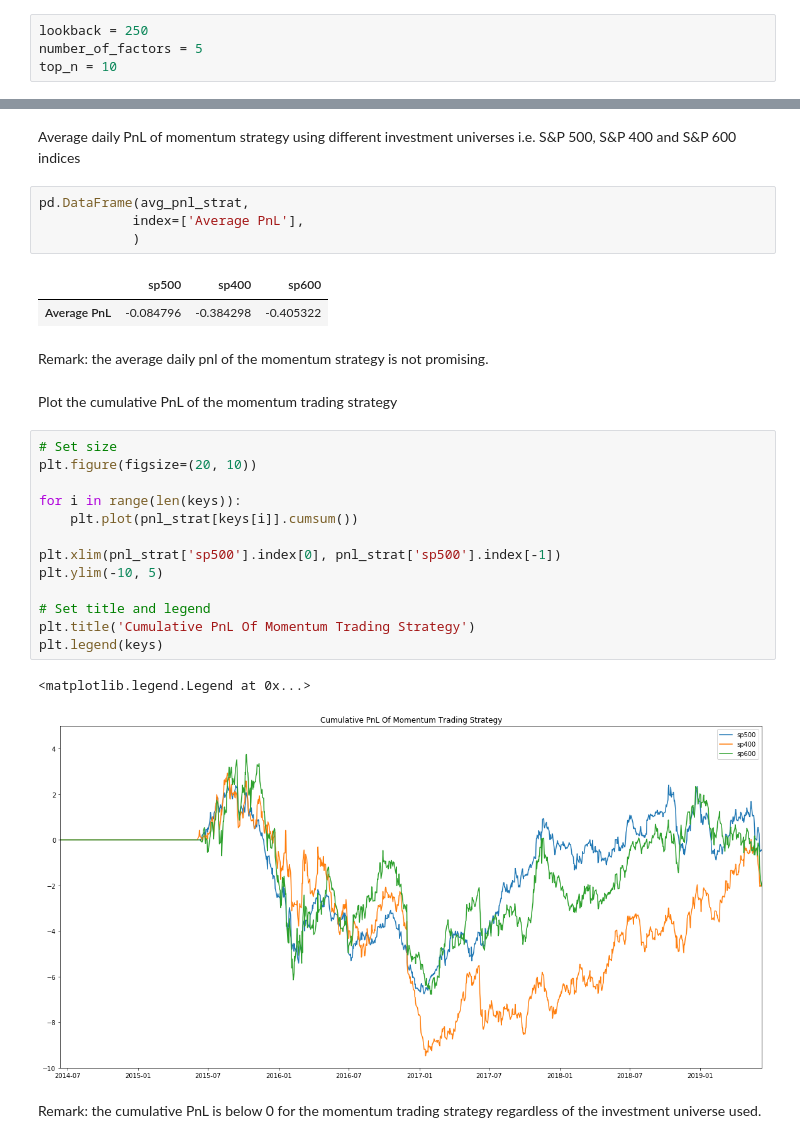
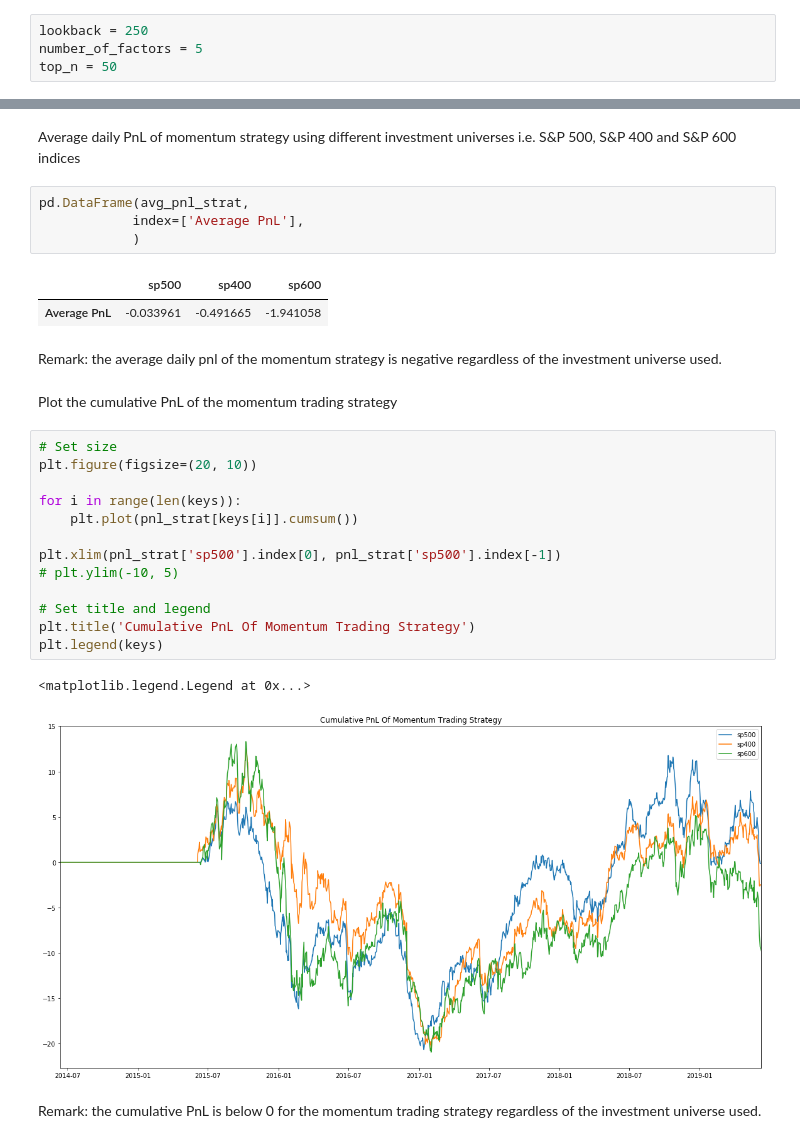
Before and after one commit to DinodC/pca-factor-model, a Jupyter notebook: pca_factor_model.ipynb, the cells around one changed output, grey strips where cells are left out. Drawn from its saved outputs; the diff is of its cells as text.

```diff
--- a/pca_factor_model.ipynb
+++ b/pca_factor_model.ipynb
@@ -173,7 +175,7 @@ Before implementation, we set the following parameters:
 # %%
 lookback = 250
 number_of_factors = 5
-top_n = 10
+top_n = 50
 # %% [markdown]
 Initialize the trading positions
 # %%
@@ -260,27 +262,27 @@ pd.DataFrame(avg_pnl_strat,
             )
 # %% [output]
 |  | sp500 | sp400 | sp600 |
-| Average PnL | -0.084796 | -0.384298 | -0.405322 |
+| Average PnL | -0.033961 | -0.491665 | -1.941058 |
 # %% [markdown]
-Remark: the average daily pnl of the momentum strategy is not promising.
+Remark: the average daily pnl of the momentum strategy is negative regardless of the investment universe used.
 # %% [markdown]
 Plot the cumulative PnL of the momentum trading strategy
 # %%
 # Set size
 plt.figure(figsize=(20, 10))
 
 for i in range(len(keys)):
     plt.plot(pnl_strat[keys[i]].cumsum())
 
 plt.xlim(pnl_strat['sp500'].index[0], pnl_strat['sp500'].index[-1])
-plt.ylim(-10, 5)
+# plt.ylim(-10, 5)
 
 # Set title and legend
 plt.title('Cumulative PnL Of Momentum Trading Strategy')
 plt.legend(keys)
 # %% [output]
 <matplotlib.legend.Legend at 0x...>
-[figure, old version]
+[figure, new version]
 # %% [markdown]
 Remark: the cumulative PnL is below 0 for the momentum trading strategy regardless of the investment universe used.
 # %% [markdown]
```
Also changed, not shown: parts of 2 cells of this notebook.
